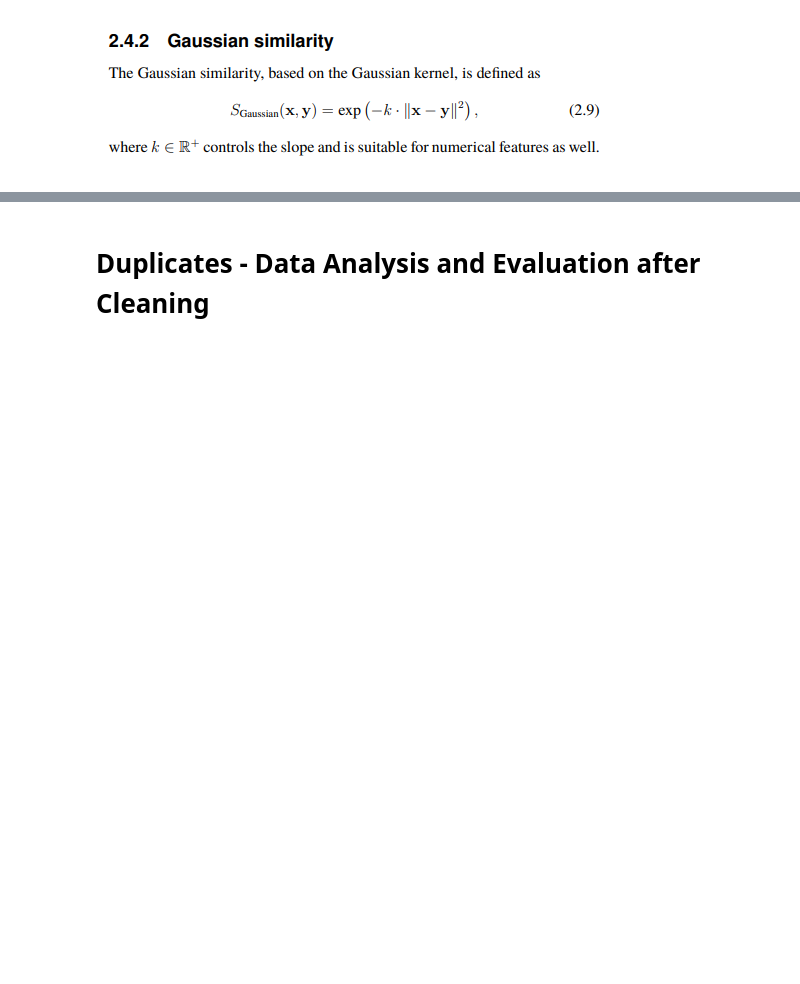
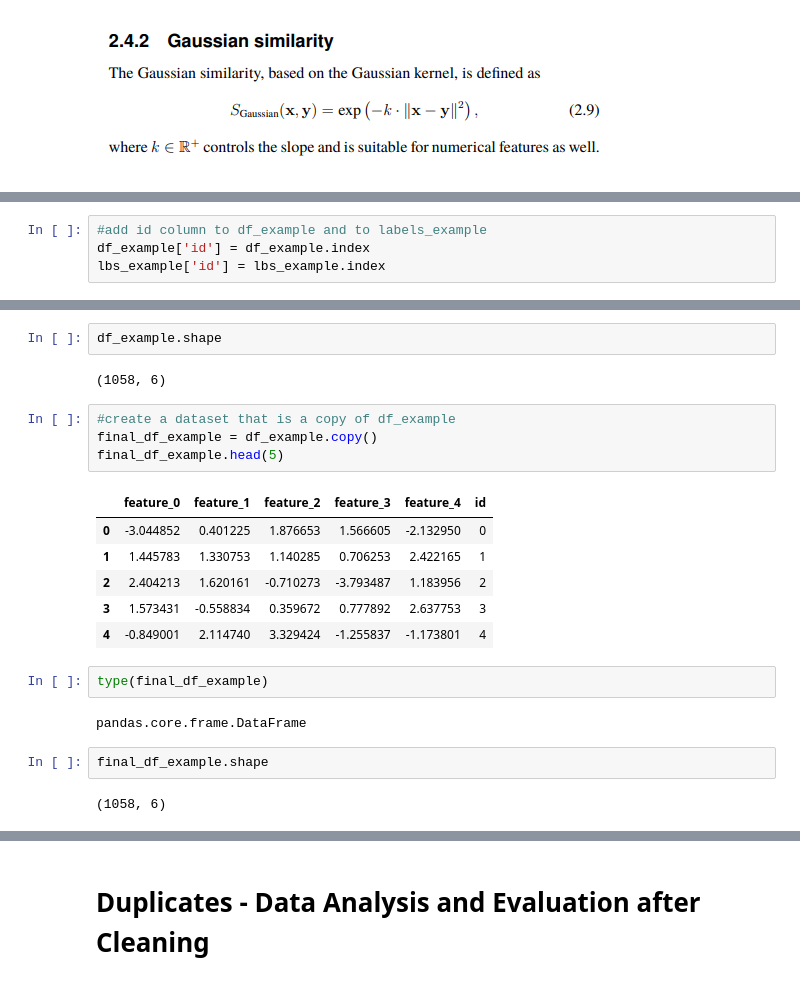
Before and after one commit to LucaGerin/Data_Quality_Project_polimi, a Jupyter notebook: DQProject_Gerin_Galimberti.ipynb, the cells around one changed output, grey strips where cells are left out. Drawn from its saved outputs; the diff is of its cells as text; blank space fills up the shorter version.

Commit message:
Some work in data fusion

```diff
--- a/DQProject_Gerin_Galimberti.ipynb
+++ b/DQProject_Gerin_Galimberti.ipynb
@@ -1026,0 +1083,4 @@ Name: 584, dtype: float64
+# %%
+#add id column to df_example and to labels_example
+df_example['id'] = df_example.index
+lbs_example['id'] = lbs_example.index
@@ -1026,0 +1105,23 @@ Name: 584, dtype: float64
+# %%
+df_example.shape
+# %% [output]
+(1058, 6)
+# %%
+#create a dataset that is a copy of df_example
+final_df_example = df_example.copy()
+final_df_example.head(5)
+# %% [output]
+|  | feature_0 | feature_1 | feature_2 | feature_3 | feature_4 | id |
+| 0 | -3.044852 | 0.401225 | 1.876653 | 1.566605 | -2.132950 | 0 |
+| 1 | 1.445783 | 1.330753 | 1.140285 | 0.706253 | 2.422165 | 1 |
+| 2 | 2.404213 | 1.620161 | -0.710273 | -3.793487 | 1.183956 | 2 |
+| 3 | 1.573431 | -0.558834 | 0.359672 | 0.777892 | 2.637753 | 3 |
+| 4 | -0.849001 | 2.114740 | 3.329424 | -1.255837 | -1.173801 | 4 |
+# %%
+type(final_df_example)
+# %% [output]
+pandas.core.frame.DataFrame
+# %%
+final_df_example.shape
+# %% [output]
+(1058, 6)
```
Also changed, not shown: parts of 33 cells of this notebook.
